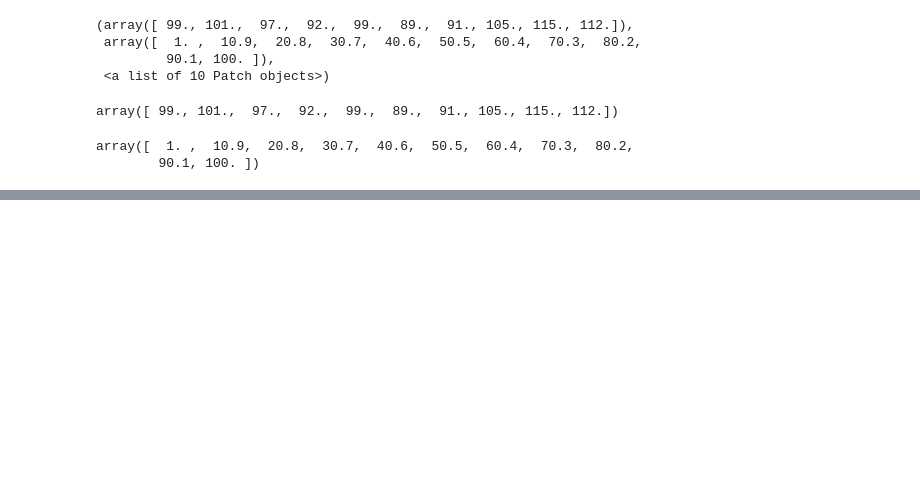
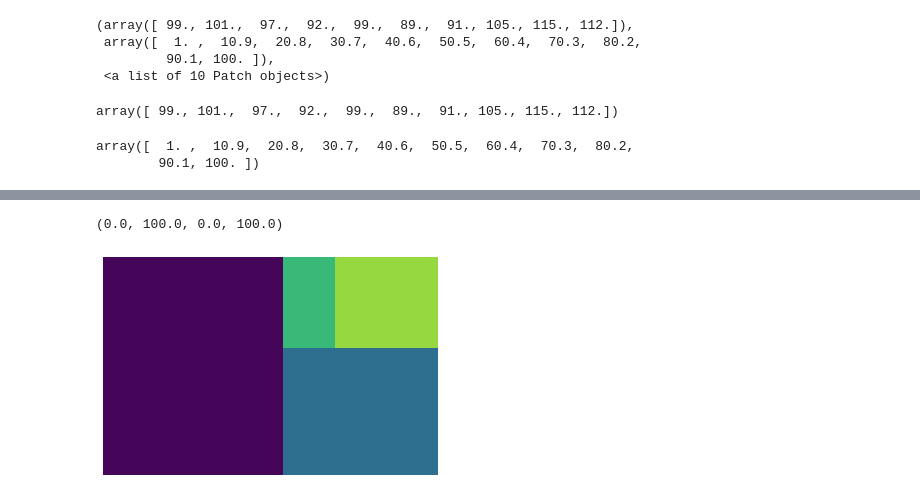
Before and after one commit to Athitiya00/data_viz_2022, a Jupyter notebook: DataViz04_Data_Comparison.ipynb, the cells around one changed output, grey strips where cells are left out. Drawn from its saved outputs; the diff is of its cells as text; code cells hidden in the pictures; blank space fills up the shorter version.

```diff
--- a/DataViz04_Data_Comparison.ipynb
+++ b/DataViz04_Data_Comparison.ipynb
@@ -328,0 +341,8 @@ array([  1. ,  10.9,  20.8,  30.7,  40.6,  50.5,  60.4,  70.3,  80.2,
+# %%
+data = [500, 250, 60, 120]
+# %%
+squarify.plot(data)
+plt.axis('off')
+# %% [output]
+(0.0, 100.0, 0.0, 100.0)
+[figure, added]
```
Also changed, not shown: parts of 23 cells of this notebook.
